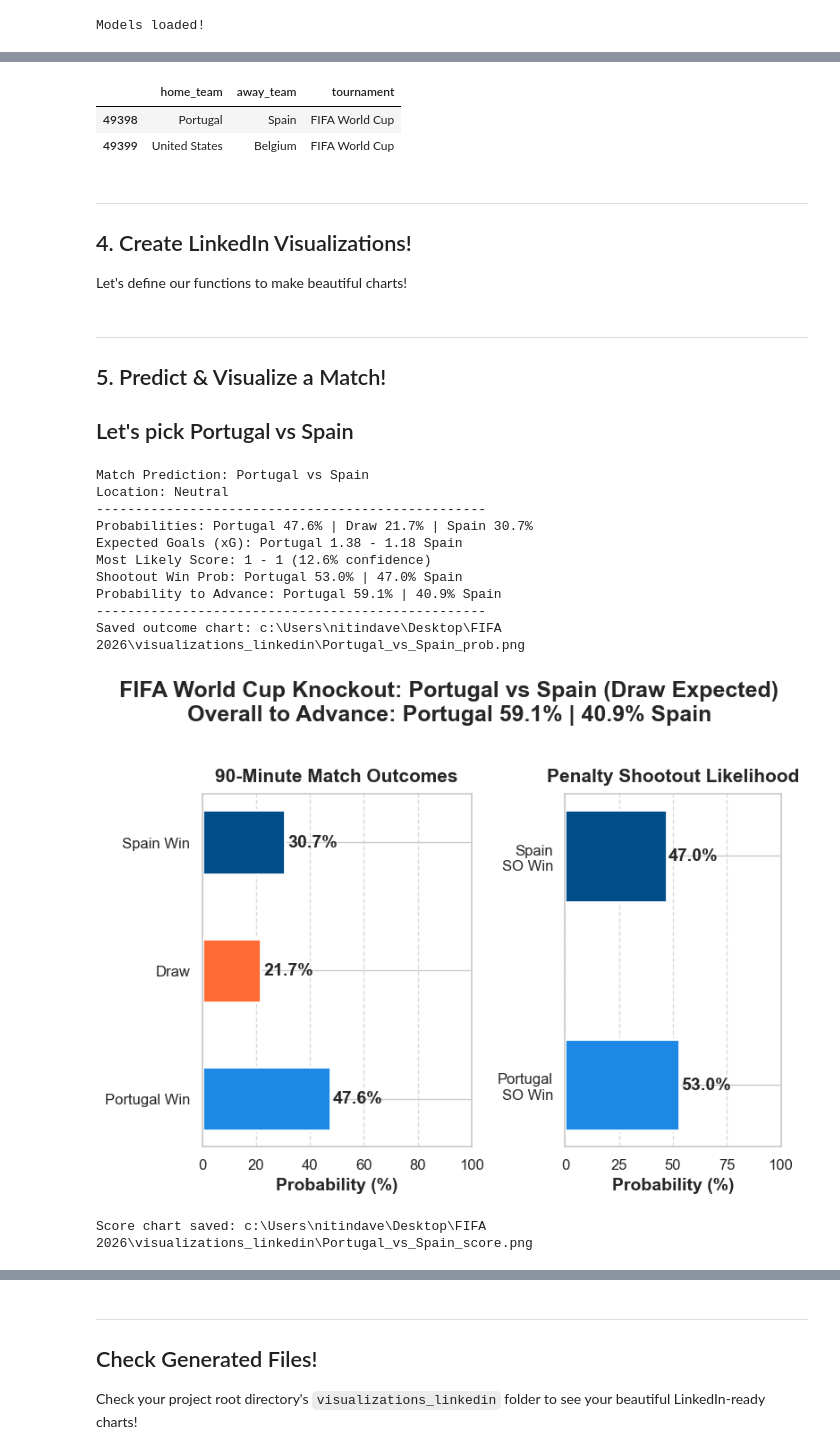
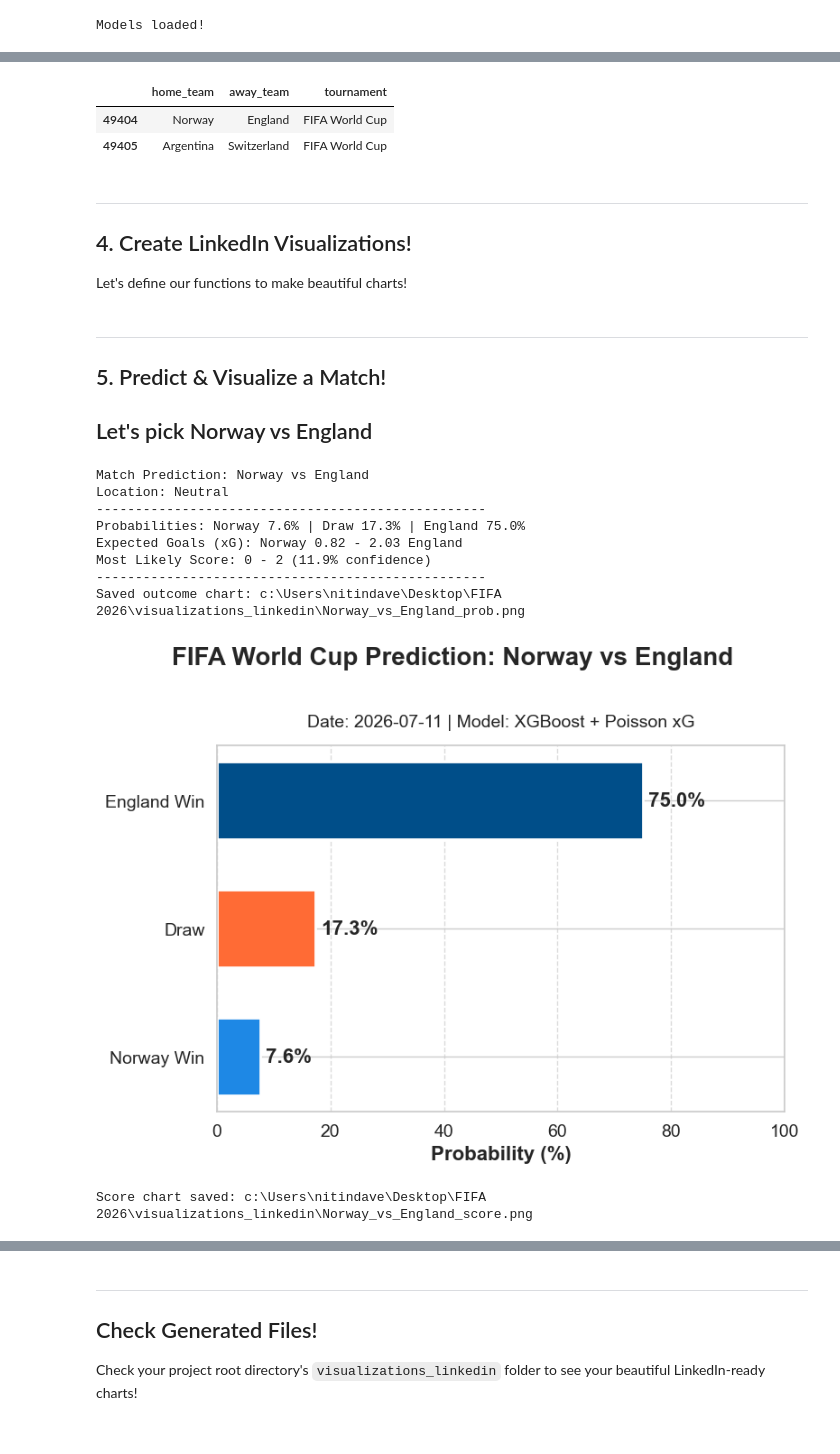
Before and after one commit to nitindavegit/FIFA-2026-Predictions, a Jupyter notebook: notebooks/04_LinkedIn_Presentation.ipynb, the cells around one changed output, grey strips where cells are left out. Cells and saved outputs as stored; diff of their text form; code cells hidden in the pictures.

```diff
--- a/notebooks/04_LinkedIn_Presentation.ipynb
+++ b/notebooks/04_LinkedIn_Presentation.ipynb
@@ -71,20 +71,20 @@ Let's look at matches on 2026-06-11!
 # %%
 data_dir = project_root / "data"
 results = pd.read_csv(data_dir / "results.csv")
-date = '2026-07-06'
+date = '2026-07-11'
 matches = results[results['date'] == date]
 matches[['home_team', 'away_team', 'tournament']]
 # %% [output]
 |  | home_team | away_team | tournament |
-| 49398 | Portugal | Spain | FIFA World Cup |
-| 49399 | United States | Belgium | FIFA World Cup |
+| 49404 | Norway | England | FIFA World Cup |
+| 49405 | Argentina | Switzerland | FIFA World Cup |
 # %% [markdown]
 ---
 ## 4. Create LinkedIn Visualizations!
 
 Let's define our functions to make beautiful charts!
 # %%
-def generate_outcome_chart(home_team, away_team, probs, date_str="2026-07-06", prediction=None):
+def generate_outcome_chart(home_team, away_team, probs, date_str="2026-07-11", prediction=None):
     has_advance = prediction is not None and 'advance_probs' in prediction
 
     if has_advance:
@@ -169,7 +169,7 @@ def generate_outcome_chart(home_team, away_team, probs, date_str="2026-07-06", p
     plt.show()
     plt.close(fig)
 # %%
-def generate_score_heatmap(home_team, away_team, home_xg, away_xg, date_str="2026-07-06", prediction=None):
+def generate_score_heatmap(home_team, away_team, home_xg, away_xg, date_str="2026-07-11", prediction=None):
     fig, (ax_heatmap, ax_summary) = plt.subplots(ncols=2, figsize=FIGSIZE, dpi=DPI, gridspec_kw={'width_ratios': [3, 1]})
 
     max_goals=5
@@ -234,23 +234,21 @@ def generate_score_heatmap(home_team, away_team, home_xg, away_xg, date_str="202
 ---
 ## 5. Predict & Visualize a Match!
 
-## Let's pick Portugal vs Spain
+## Let's pick Norway vs England
 # %%
-pred = predict_match("Portugal", "Spain", neutral=1)
+pred = predict_match("Norway", "England", neutral=1)
 if pred:
     probs, (home_xg, away_xg) = pred['probs'], pred['xg']
-    generate_outcome_chart("Portugal", "Spain", probs, prediction=pred)
-    generate_score_heatmap("Portugal", "Spain", home_xg, away_xg, prediction=pred)
+    generate_outcome_chart("Norway", "England", probs, prediction=pred)
+    generate_score_heatmap("Norway", "England", home_xg, away_xg, prediction=pred)
 # %% [output]
-Match Prediction: Portugal vs Spain
+Match Prediction: Norway vs England
 Location: Neutral
 --------------------------------------------------
-Probabilities: Portugal 47.6% | Draw 21.7% | Spain 30.7%
-Expected Goals (xG): Portugal 1.38 - 1.18 Spain
-Most Likely Score: 1 - 1 (12.6% confidence)
-Shootout Win Prob: Portugal 53.0% | 47.0% Spain
-Probability to Advance: Portugal 59.1% | 40.9% Spain
+Probabilities: Norway 7.6% | Draw 17.3% | England 75.0%
+Expected Goals (xG): Norway 0.82 - 2.03 England
+Most Likely Score: 0 - 2 (11.9% confidence)
 --------------------------------------------------
-Saved outcome chart: c:\Users\nitindave\Desktop\FIFA 2026\visualizations_linkedin\Portugal_vs_Spain_prob.png
+Saved outcome chart: c:\Users\nitindave\Desktop\FIFA 2026\visualizations_linkedin\Norway_vs_England_prob.png
-[figure, old version]
+[figure, new version]
-Score chart saved: c:\Users\nitindave\Desktop\FIFA 2026\visualizations_linkedin\Portugal_vs_Spain_score.png
+Score chart saved: c:\Users\nitindave\Desktop\FIFA 2026\visualizations_linkedin\Norway_vs_England_score.png
```
Also changed, not shown: parts of 4 cells of this notebook.
